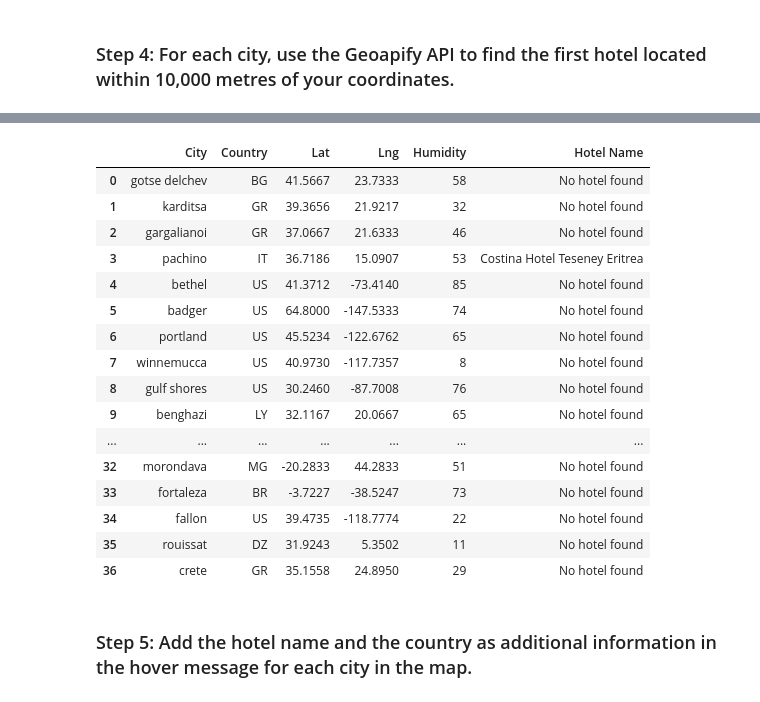
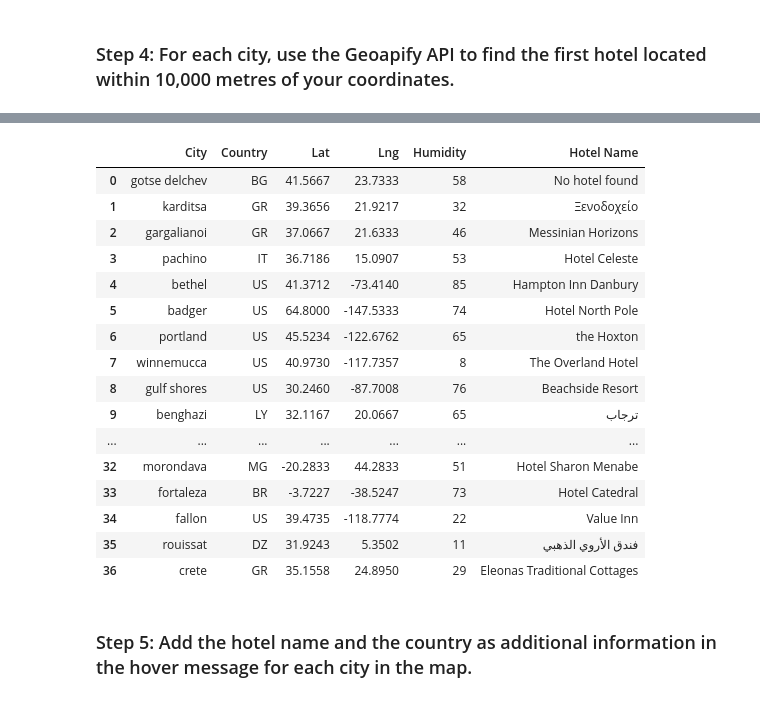
Before and after one commit to ShipraGupta16/python-api-challenge, a Jupyter notebook: starter_code/VacationPy_solution.ipynb, the cells around one changed output, grey strips where cells are left out. Drawn from its saved outputs; the diff is of its cells as text; code cells hidden in the pictures.

```diff
--- a/starter_code/VacationPy_solution.ipynb
+++ b/starter_code/VacationPy_solution.ipynb
@@ -14,6 +14,10 @@ from api_keys import geoapify_key
 # %% [output]
 [interactive output not drawn]
 [interactive output not drawn]
+# %%
+# Declaring constants
+HTTP_STATUS_OK = 200
+HTTP_STATUS_NOT_FOUND = 404
 # %%
 # Load the CSV file created in Part 1 into a Pandas DataFrame
 city_data_df = pd.read_csv("../output_data/cities.csv")
@@ -133,31 +137,40 @@ print("Starting hotel search")
 # Iterate through the hotel_df DataFrame
 for index, row in hotel_df.iterrows():
     # get latitude, longitude from the DataFrame
+    lon = row["Lng"]
     lat = row["Lat"]
-    lon = row["Lng"]
 
     # Add filter and bias parameters with the current city's latitude and longitude to the params dictionary
-    params["filter"] = f"circle:{lat},{lon},{radius}"
-    params["bias"] = f"proximity:{lat},{lon}"
+    params["filter"] = f"circle:{lon},{lat},{radius}"
+    params["bias"] = f"proximity:{lon},{lat}"
 
     # Set base URL
     base_url = "https://api.geoapify.com/v2/places"
 
     # Make and API request using the params dictionaty
-    name_address = requests.get(base_url, params=params)
+    response = requests.get(base_url, params=params)
+    status_code = response.status_code
 
-    # Convert the API response to JSON format
-    name_address = name_address.json()
+    # check the validity of status code of the response
+    if status_code == HTTP_STATUS_OK:
+        # Convert the API response to JSON format
+        name_address = response.json()
+        # Grab the first hotel from the results and store the name in the hotel_df DataFrame
+        try:
+            hotel_df.loc[index, "Hotel Name"] = name_address["features"][0]["properties"]["name"]
+            # Log the search results
+            print(f"{hotel_df.loc[index, 'City']} - nearest hotel: {hotel_df.loc[index, 'Hotel Name']}")
+        except (KeyError, IndexError):
+            # If no hotel is found, set the hotel name as "No hotel found".
+            hotel_df.loc[index, "Hotel Name"] = "No hotel found"
+            print(f"{hotel_df.loc[index, 'City']} - No hotel found (KeyError, IndexError)")
+    elif status_code == HTTP_STATUS_NOT_FOUND:
+            # If no hotel is found, set the hotel name as "No hotel found".
+            hotel_df.loc[index, "Hotel Name"] = "No hotel found"
+            print(f"{hotel_df.loc[index, 'City']} - No hotel found (404)")
+    else:
+        raise ValueError(f"Invalid status code:{status_code} for {row['City']}, {row['Country']}")
 
-    # Grab the first hotel from the results and store the name in the hotel_df DataFrame
-    try:
-        hotel_df.loc[index, "Hotel Name"] = name_address["features"][0]["properties"]["name"]
-    except (KeyError, IndexError):
-        # If no hotel is found, set the hotel name as "No hotel found".
-        hotel_df.loc[index, "Hotel Name"] = "No hotel found"
-
-    # Log the search results
-    print(f"{hotel_df.loc[index, 'City']} - nearest hotel: {hotel_df.loc[index, 'Hotel Name']}")
 
 # Display sample data
 hotel_df
@@ -182,20 +195,20 @@ crete - nearest hotel: No hotel found
 |  | City | Country | Lat | Lng | Humidity | Hotel Name |
 | 0 | gotse delchev | BG | 41.5667 | 23.7333 | 58 | No hotel found |
-| 1 | karditsa | GR | 39.3656 | 21.9217 | 32 | No hotel found |
-| 2 | gargalianoi | GR | 37.0667 | 21.6333 | 46 | No hotel found |
-| 3 | pachino | IT | 36.7186 | 15.0907 | 53 | Costina Hotel Teseney Eritrea |
-| 4 | bethel | US | 41.3712 | -73.4140 | 85 | No hotel found |
-| 5 | badger | US | 64.8000 | -147.5333 | 74 | No hotel found |
-| 6 | portland | US | 45.5234 | -122.6762 | 65 | No hotel found |
-| 7 | winnemucca | US | 40.9730 | -117.7357 | 8 | No hotel found |
-| 8 | gulf shores | US | 30.2460 | -87.7008 | 76 | No hotel found |
-| 9 | benghazi | LY | 32.1167 | 20.0667 | 65 | No hotel found |
+| 1 | karditsa | GR | 39.3656 | 21.9217 | 32 | Ξενοδοχείο |
+| 2 | gargalianoi | GR | 37.0667 | 21.6333 | 46 | Messinian Horizons |
+| 3 | pachino | IT | 36.7186 | 15.0907 | 53 | Hotel Celeste |
+| 4 | bethel | US | 41.3712 | -73.4140 | 85 | Hampton Inn Danbury |
+| 5 | badger | US | 64.8000 | -147.5333 | 74 | Hotel North Pole |
+| 6 | portland | US | 45.5234 | -122.6762 | 65 | the Hoxton |
+| 7 | winnemucca | US | 40.9730 | -117.7357 | 8 | The Overland Hotel |
+| 8 | gulf shores | US | 30.2460 | -87.7008 | 76 | Beachside Resort |
+| 9 | benghazi | LY | 32.1167 | 20.0667 | 65 | ترجاب |
 | ... | ... | ... | ... | ... | ... | ... |
-| 32 | morondava | MG | -20.2833 | 44.2833 | 51 | No hotel found |
-| 33 | fortaleza | BR | -3.7227 | -38.5247 | 73 | No hotel found |
-| 34 | fallon | US | 39.4735 | -118.7774 | 22 | No hotel found |
-| 35 | rouissat | DZ | 31.9243 | 5.3502 | 11 | No hotel found |
-| 36 | crete | GR | 35.1558 | 24.8950 | 29 | No hotel found |
+| 32 | morondava | MG | -20.2833 | 44.2833 | 51 | Hotel Sharon Menabe |
+| 33 | fortaleza | BR | -3.7227 | -38.5247 | 73 | Hotel Catedral |
+| 34 | fallon | US | 39.4735 | -118.7774 | 22 | Value Inn |
+| 35 | rouissat | DZ | 31.9243 | 5.3502 | 11 | فندق الأروي الذهبي |
+| 36 | crete | GR | 35.1558 | 24.8950 | 29 | Eleonas Traditional Cottages |
 # %% [markdown]
 ### Step 5: Add the hotel name and the country as additional information in the hover message for each city in the map.
 # %%
```
Also changed, not shown: parts of 1 cell of this notebook, 1 other file.
